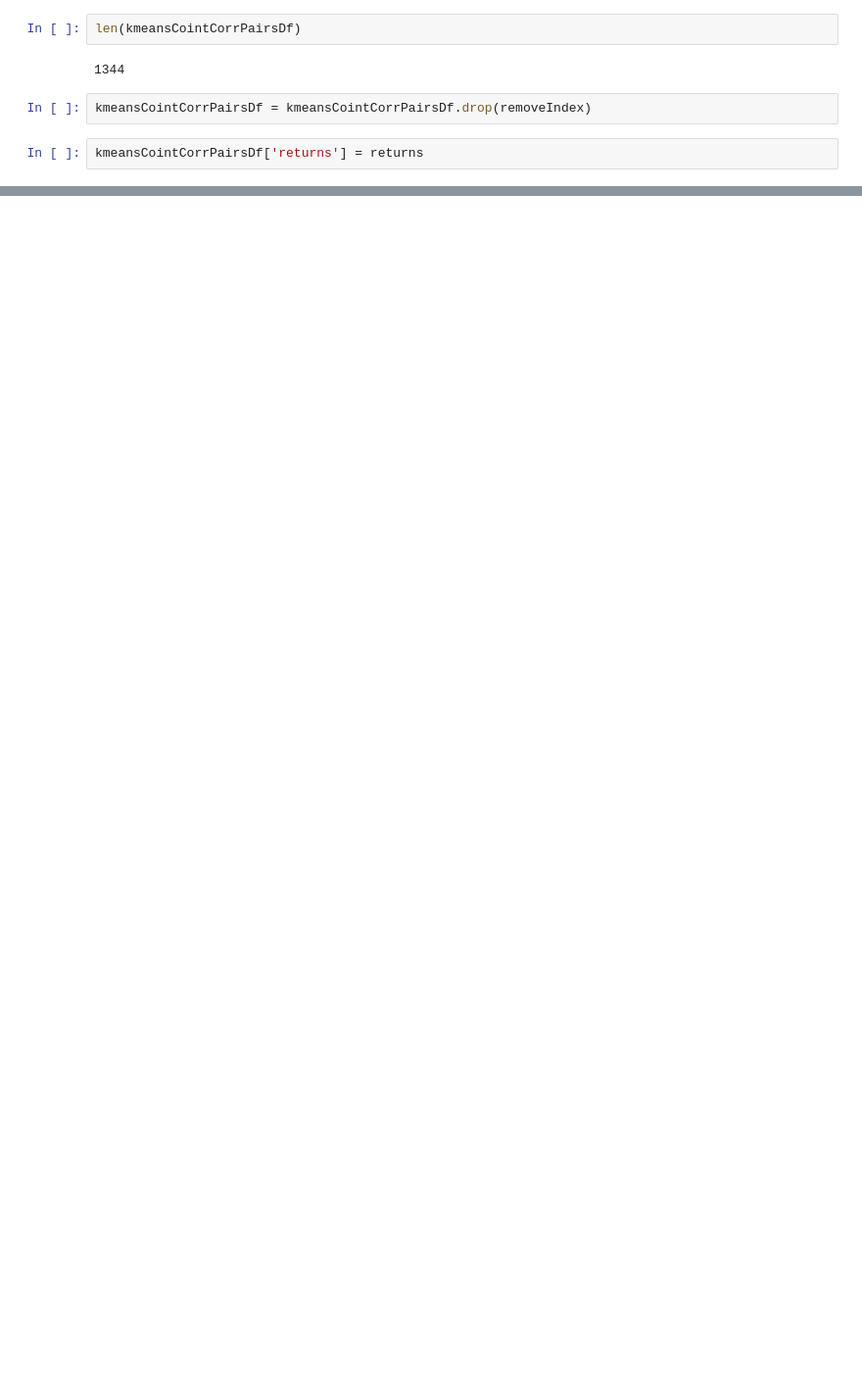
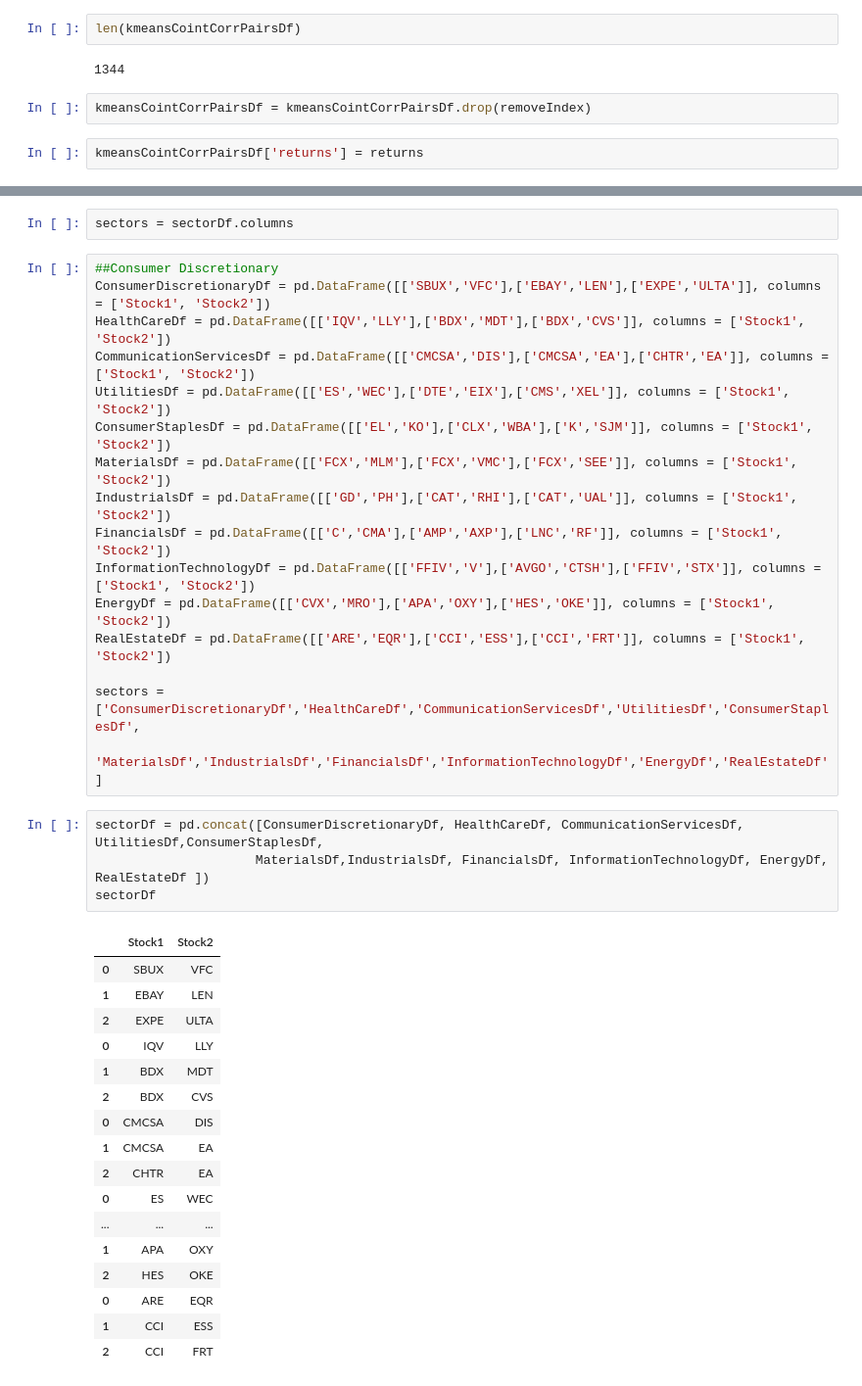
Before and after one commit to NandhithaR/PairsTrading, a Jupyter notebook: TradingSignal-KalmanFilter.ipynb, the cells around one changed output, grey strips where cells are left out. Shown at 98% size. Cells and saved outputs as stored; diff of their text form; blank space fills up the shorter version.

```diff
--- a/TradingSignal-KalmanFilter.ipynb
+++ b/TradingSignal-KalmanFilter.ipynb
@@ -210,0 +244,40 @@ kmeansCointCorrPairsDf.sort_values(by = 'returns', ascending = False)
+# %%
+sectors = sectorDf.columns
+# %%
+##Consumer Discretionary
+ConsumerDiscretionaryDf = pd.DataFrame([['SBUX','VFC'],['EBAY','LEN'],['EXPE','ULTA']], columns = ['Stock1', 'Stock2'])
+HealthCareDf = pd.DataFrame([['IQV','LLY'],['BDX','MDT'],['BDX','CVS']], columns = ['Stock1', 'Stock2'])
+CommunicationServicesDf = pd.DataFrame([['CMCSA','DIS'],['CMCSA','EA'],['CHTR','EA']], columns = ['Stock1', 'Stock2'])
+UtilitiesDf = pd.DataFrame([['ES','WEC'],['DTE','EIX'],['CMS','XEL']], columns = ['Stock1', 'Stock2'])
+ConsumerStaplesDf = pd.DataFrame([['EL','KO'],['CLX','WBA'],['K','SJM']], columns = ['Stock1', 'Stock2'])
+MaterialsDf = pd.DataFrame([['FCX','MLM'],['FCX','VMC'],['FCX','SEE']], columns = ['Stock1', 'Stock2'])
+IndustrialsDf = pd.DataFrame([['GD','PH'],['CAT','RHI'],['CAT','UAL']], columns = ['Stock1', 'Stock2'])
+FinancialsDf = pd.DataFrame([['C','CMA'],['AMP','AXP'],['LNC','RF']], columns = ['Stock1', 'Stock2'])
+InformationTechnologyDf = pd.DataFrame([['FFIV','V'],['AVGO','CTSH'],['FFIV','STX']], columns = ['Stock1', 'Stock2'])
+EnergyDf = pd.DataFrame([['CVX','MRO'],['APA','OXY'],['HES','OKE']], columns = ['Stock1', 'Stock2'])
+RealEstateDf = pd.DataFrame([['ARE','EQR'],['CCI','ESS'],['CCI','FRT']], columns = ['Stock1', 'Stock2'])
+
+sectors = ['ConsumerDiscretionaryDf','HealthCareDf','CommunicationServicesDf','UtilitiesDf','ConsumerStaplesDf',
+           'MaterialsDf','IndustrialsDf','FinancialsDf','InformationTechnologyDf','EnergyDf','RealEstateDf']
+# %%
+sectorDf = pd.concat([ConsumerDiscretionaryDf, HealthCareDf, CommunicationServicesDf, UtilitiesDf,ConsumerStaplesDf,
+                     MaterialsDf,IndustrialsDf, FinancialsDf, InformationTechnologyDf, EnergyDf, RealEstateDf ])
+sectorDf
+# %% [output]
+|  | Stock1 | Stock2 |
+| 0 | SBUX | VFC |
+| 1 | EBAY | LEN |
+| 2 | EXPE | ULTA |
+| 0 | IQV | LLY |
+| 1 | BDX | MDT |
+| 2 | BDX | CVS |
+| 0 | CMCSA | DIS |
+| 1 | CMCSA | EA |
+| 2 | CHTR | EA |
+| 0 | ES | WEC |
+| ... | ... | ... |
+| 1 | APA | OXY |
+| 2 | HES | OKE |
+| 0 | ARE | EQR |
+| 1 | CCI | ESS |
+| 2 | CCI | FRT |
```
Also changed, not shown: parts of 27 cells of this notebook, 1 other file.
